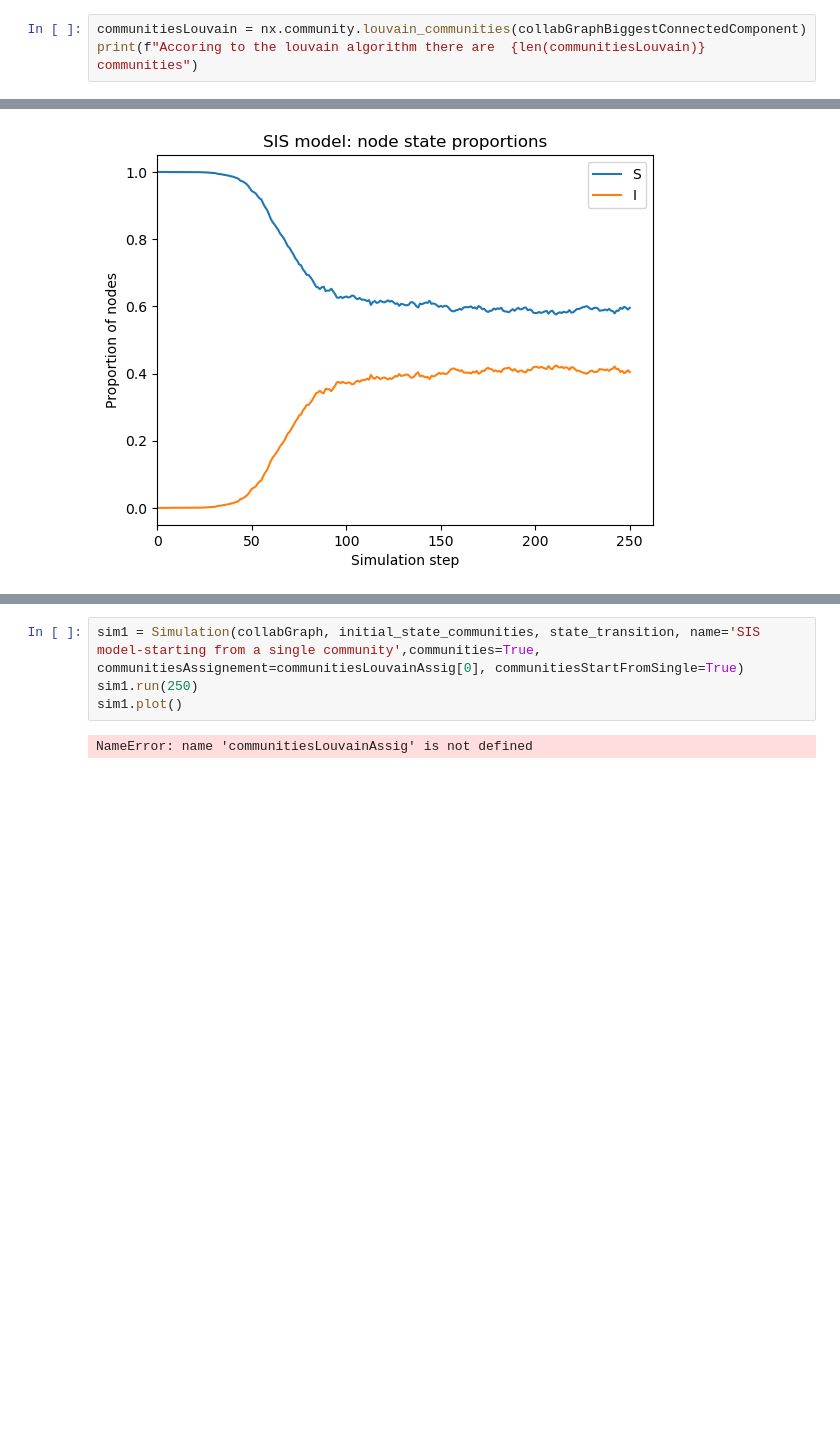
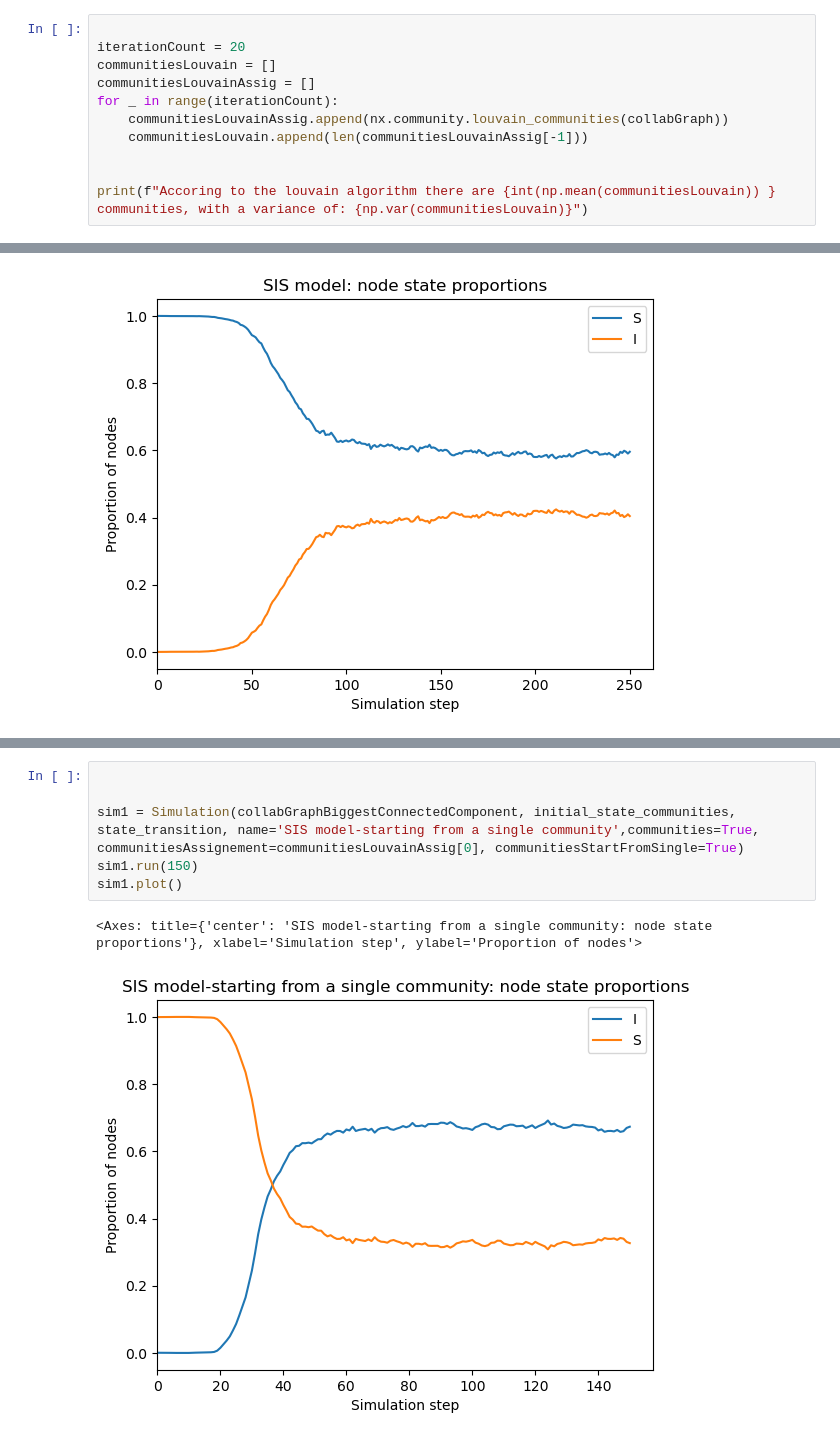
Before and after one commit to marcoSanti/AVRC-lab, a Jupyter notebook: progetto-finale/progetto-santimaria.ipynb, the cells around one changed output, grey strips where cells are left out. Drawn from its saved outputs; the diff is of its cells as text; blank space fills up the shorter version.

```diff
--- a/progetto-finale/progetto-santimaria.ipynb
+++ b/progetto-finale/progetto-santimaria.ipynb
@@ -152,6 +151,14 @@ Average clustering coefficent:  0.529635811052136
 # %% [markdown]
 ## Community detection
 # %%
-communitiesLouvain = nx.community.louvain_communities(collabGraphBiggestConnectedComponent)
-print(f"Accoring to the louvain algorithm there are  {len(communitiesLouvain)} communities")
+
+iterationCount = 20
+communitiesLouvain = []
+communitiesLouvainAssig = []
+for _ in range(iterationCount):
+    communitiesLouvainAssig.append(nx.community.louvain_communities(collabGraph))
+    communitiesLouvain.append(len(communitiesLouvainAssig[-1]))
+
+
+print(f"Accoring to the louvain algorithm there are {int(np.mean(communitiesLouvain)) } communities, with a variance of: {np.var(communitiesLouvain)}")
 # %% [output]
@@ -326,10 +343,13 @@ sim.plot()
 # %% [output]
 " sim = Simulation(collabGraph, initial_state, state_transition, name='SIS model',communities=False,  communitiesAssignement=communitiesLouvain, communitiesStartFromSingle=False)\nsim.run(250)\nsim.pl ...
 # %%
-sim1 = Simulation(collabGraph, initial_state_communities, state_transition, name='SIS model-starting from a single community',communities=True,  communitiesAssignement=communitiesLouvainAssig[0], communitiesStartFromSingle=True)
-sim1.run(250)
+
+
+sim1 = Simulation(collabGraphBiggestConnectedComponent, initial_state_communities, state_transition, name='SIS model-starting from a single community',communities=True,  communitiesAssignement=communitiesLouvainAssig[0], communitiesStartFromSingle=True)
+sim1.run(150)
 sim1.plot()
 # %% [output]
-NameError: name 'communitiesLouvainAssig' is not defined
+<Axes: title={'center': 'SIS model-starting from a single community: node state proportions'}, xlabel='Simulation step', ylabel='Proportion of nodes'>
+[figure, added]
 # %%
 
```
Also changed, not shown: parts of 8 cells of this notebook.
